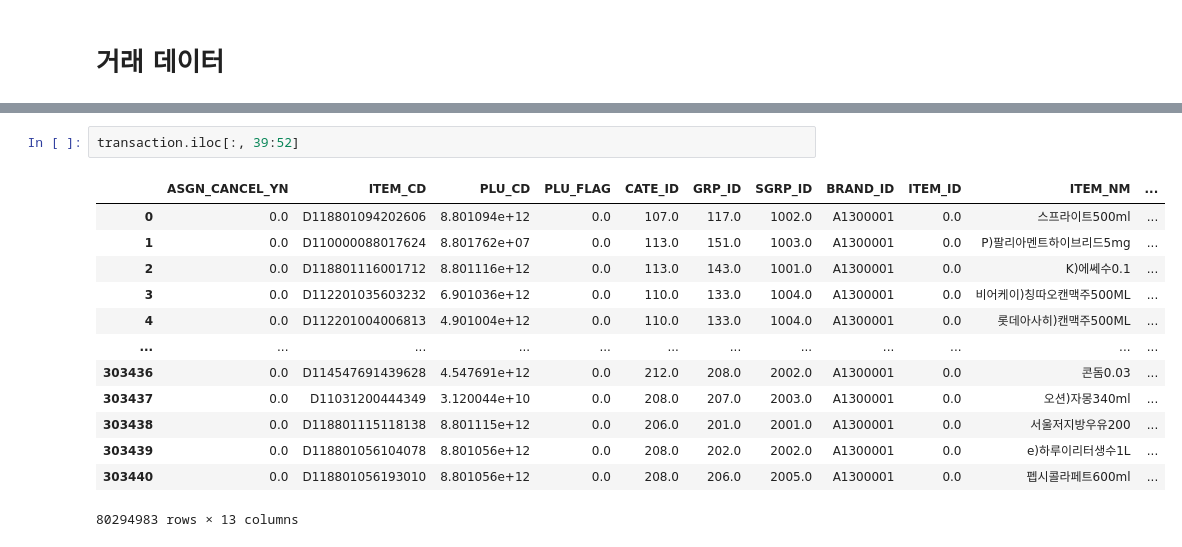
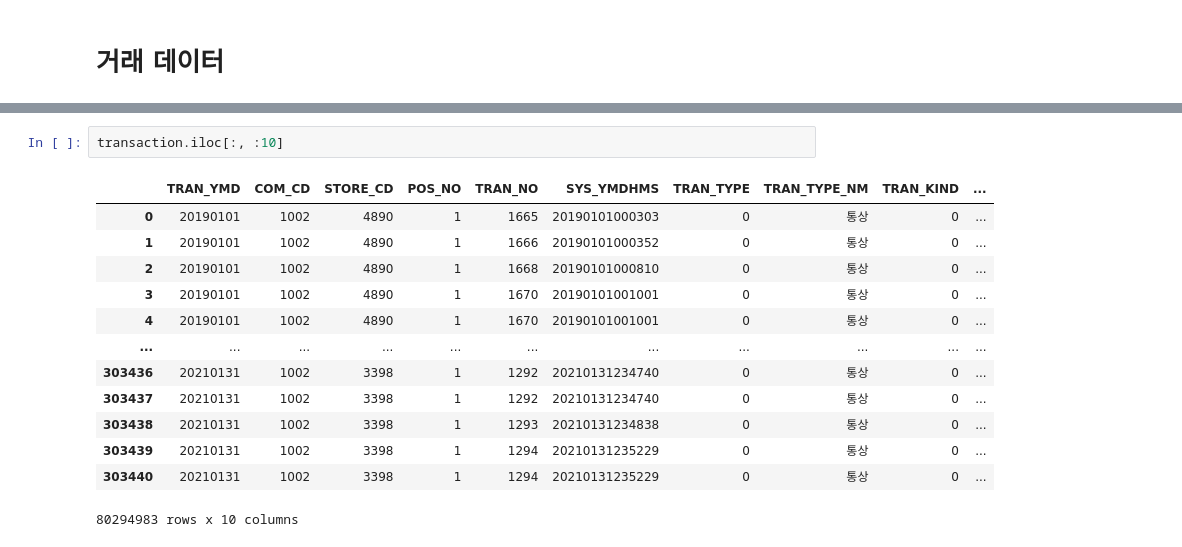
Before and after one commit to almostzero/emart24_codes, a Jupyter notebook: RJY/EDA_items.ipynb, the cells around one changed output, grey strips where cells are left out. Cells and saved outputs as stored; diff of their text form.

```diff
--- a/RJY/EDA_items.ipynb
+++ b/RJY/EDA_items.ipynb
@@ -200,19 +216,19 @@ i + 1, transaction.shape
 # %%
-transaction.iloc[:, 39:52]
+transaction.iloc[:, :10]
 # %% [output]
-|  | ASGN_CANCEL_YN | ITEM_CD | PLU_CD | PLU_FLAG | CATE_ID | GRP_ID | SGRP_ID | BRAND_ID | ITEM_ID | ITEM_NM | ... |
-| 0 | 0.0 | D118801094202606 | 8.801094e+12 | 0.0 | 107.0 | 117.0 | 1002.0 | A1300001 | 0.0 | 스프라이트500ml | ... |
-| 1 | 0.0 | D110000088017624 | 8.801762e+07 | 0.0 | 113.0 | 151.0 | 1003.0 | A1300001 | 0.0 | P)팔리아멘트하이브리드5mg | ... |
-| 2 | 0.0 | D118801116001712 | 8.801116e+12 | 0.0 | 113.0 | 143.0 | 1001.0 | A1300001 | 0.0 | K)에쎄수0.1 | ... |
-| 3 | 0.0 | D112201035603232 | 6.901036e+12 | 0.0 | 110.0 | 133.0 | 1004.0 | A1300001 | 0.0 | 비어케이)칭따오캔맥주500ML | ... |
-| 4 | 0.0 | D112201004006813 | 4.901004e+12 | 0.0 | 110.0 | 133.0 | 1004.0 | A1300001 | 0.0 | 롯데아사히)캔맥주500ML | ... |
-| ... | ... | ... | ... | ... | ... | ... | ... | ... | ... | ... | ... |
-| 303436 | 0.0 | D114547691439628 | 4.547691e+12 | 0.0 | 212.0 | 208.0 | 2002.0 | A1300001 | 0.0 | 콘돔0.03 | ... |
-| 303437 | 0.0 | D11031200444349 | 3.120044e+10 | 0.0 | 208.0 | 207.0 | 2003.0 | A1300001 | 0.0 | 오션)자몽340ml | ... |
-| 303438 | 0.0 | D118801115118138 | 8.801115e+12 | 0.0 | 206.0 | 201.0 | 2001.0 | A1300001 | 0.0 | 서울저지방우유200 | ... |
-| 303439 | 0.0 | D118801056104078 | 8.801056e+12 | 0.0 | 208.0 | 202.0 | 2002.0 | A1300001 | 0.0 | e)하루이리터생수1L | ... |
-| 303440 | 0.0 | D118801056193010 | 8.801056e+12 | 0.0 | 208.0 | 206.0 | 2005.0 | A1300001 | 0.0 | 펩시콜라페트600ml | ... |
+|  | TRAN_YMD | COM_CD | STORE_CD | POS_NO | TRAN_NO | SYS_YMDHMS | TRAN_TYPE | TRAN_TYPE_NM | TRAN_KIND | ... |
+| 0 | 20190101 | 1002 | 4890 | 1 | 1665 | 20190101000303 | 0 | 통상 | 0 | ... |
+| 1 | 20190101 | 1002 | 4890 | 1 | 1666 | 20190101000352 | 0 | 통상 | 0 | ... |
+| 2 | 20190101 | 1002 | 4890 | 1 | 1668 | 20190101000810 | 0 | 통상 | 0 | ... |
+| 3 | 20190101 | 1002 | 4890 | 1 | 1670 | 20190101001001 | 0 | 통상 | 0 | ... |
+| 4 | 20190101 | 1002 | 4890 | 1 | 1670 | 20190101001001 | 0 | 통상 | 0 | ... |
+| ... | ... | ... | ... | ... | ... | ... | ... | ... | ... | ... |
+| 303436 | 20210131 | 1002 | 3398 | 1 | 1292 | 20210131234740 | 0 | 통상 | 0 | ... |
+| 303437 | 20210131 | 1002 | 3398 | 1 | 1292 | 20210131234740 | 0 | 통상 | 0 | ... |
+| 303438 | 20210131 | 1002 | 3398 | 1 | 1293 | 20210131234838 | 0 | 통상 | 0 | ... |
+| 303439 | 20210131 | 1002 | 3398 | 1 | 1294 | 20210131235229 | 0 | 통상 | 0 | ... |
+| 303440 | 20210131 | 1002 | 3398 | 1 | 1294 | 20210131235229 | 0 | 통상 | 0 | ... |
-80294983 rows × 13 columns
+80294983 rows x 10 columns
 # %%
 # 상품 분류 데이터
 item1 = pd.read_excel(ROOT / 'data/prep/분류명겹침_매핑.xlsx')
```
Also changed, not shown: parts of 22 cells of this notebook, 6 other files.
